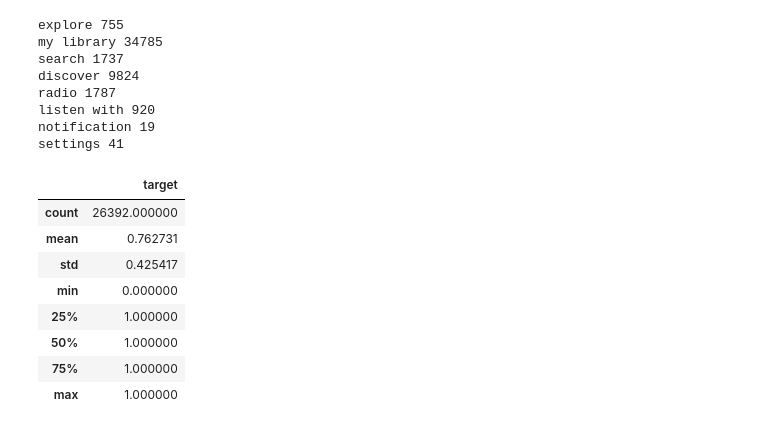
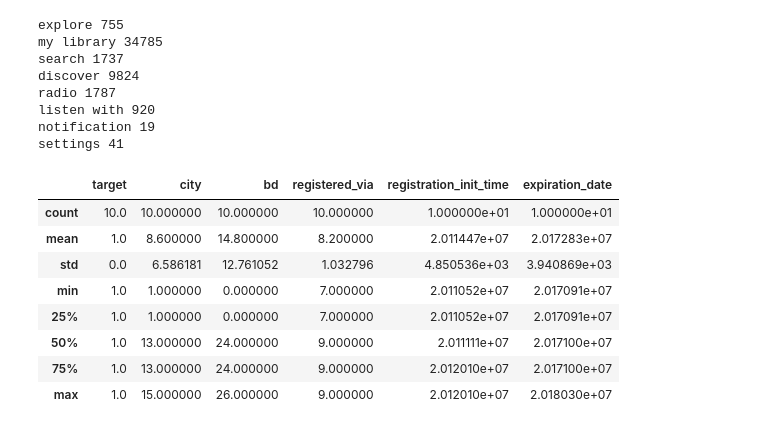
Before and after one commit to jailson-dias/aprendizagem-de-maquina, a Jupyter notebook: Projeto 2/Projeto AM.ipynb, the cells around one changed output. Cells and saved outputs as stored; diff of their text form; code cells hidden in the pictures.

Commit message:
juntando tabelas de train, songs e members

```diff
--- a/Projeto 2/Projeto AM.ipynb
+++ b/Projeto 2/Projeto AM.ipynb
@@ -39,0 +38,13 @@ data_set = pd.read_csv('train.csv', sep=',', nrows=500000) # skiprows utilizado
+# %%
+#read members
+member = pd.read_csv('members.csv')
+# %%
+# read songs
+song = pd.read_csv('songs.csv', nrows=1000000)
+# %%
+columns_member = member.columns.tolist()
+columns_train = train.columns.tolist()
+columns_song = song.columns.tolist()
+print (columns_member)
+print (columns_train)
+print (columns_song)
@@ -39,0 +55,5 @@ data_set = pd.read_csv('train.csv', sep=',', nrows=500000) # skiprows utilizado
+# %%
+
+tt = train.merge(member[columns_member], on='msno', how='left')
+tt = tt.merge(song[columns_song], on='song_id', how='left')
+tt
@@ -77,17 +149,17 @@ listen with 920
 notification 19
 settings 41
 # %%
-data_set.describe()
+tt.describe()
 # %% [output]
-|  | target |
-| count | 26392.000000 |
-| mean | 0.762731 |
-| std | 0.425417 |
-| min | 0.000000 |
-| 25% | 1.000000 |
-| 50% | 1.000000 |
-| 75% | 1.000000 |
-| max | 1.000000 |
+|  | target | city | bd | registered_via | registration_init_time | expiration_date |
+| count | 10.0 | 10.000000 | 10.000000 | 10.000000 | 1.000000e+01 | 1.000000e+01 |
+| mean | 1.0 | 8.600000 | 14.800000 | 8.200000 | 2.011447e+07 | 2.017283e+07 |
+| std | 0.0 | 6.586181 | 12.761052 | 1.032796 | 4.850536e+03 | 3.940869e+03 |
+| min | 1.0 | 1.000000 | 0.000000 | 7.000000 | 2.011052e+07 | 2.017091e+07 |
+| 25% | 1.0 | 1.000000 | 0.000000 | 7.000000 | 2.011052e+07 | 2.017091e+07 |
+| 50% | 1.0 | 13.000000 | 24.000000 | 9.000000 | 2.011111e+07 | 2.017100e+07 |
+| 75% | 1.0 | 13.000000 | 24.000000 | 9.000000 | 2.012010e+07 | 2.017100e+07 |
+| max | 1.0 | 15.000000 | 26.000000 | 9.000000 | 2.012010e+07 | 2.018030e+07 |
 # %%
 columns = data_set.columns.tolist()[:-1]
 data_set.drop_duplicates(subset=columns, keep='first', inplace=True)
```
Also changed, not shown: parts of 6 cells of this notebook.
